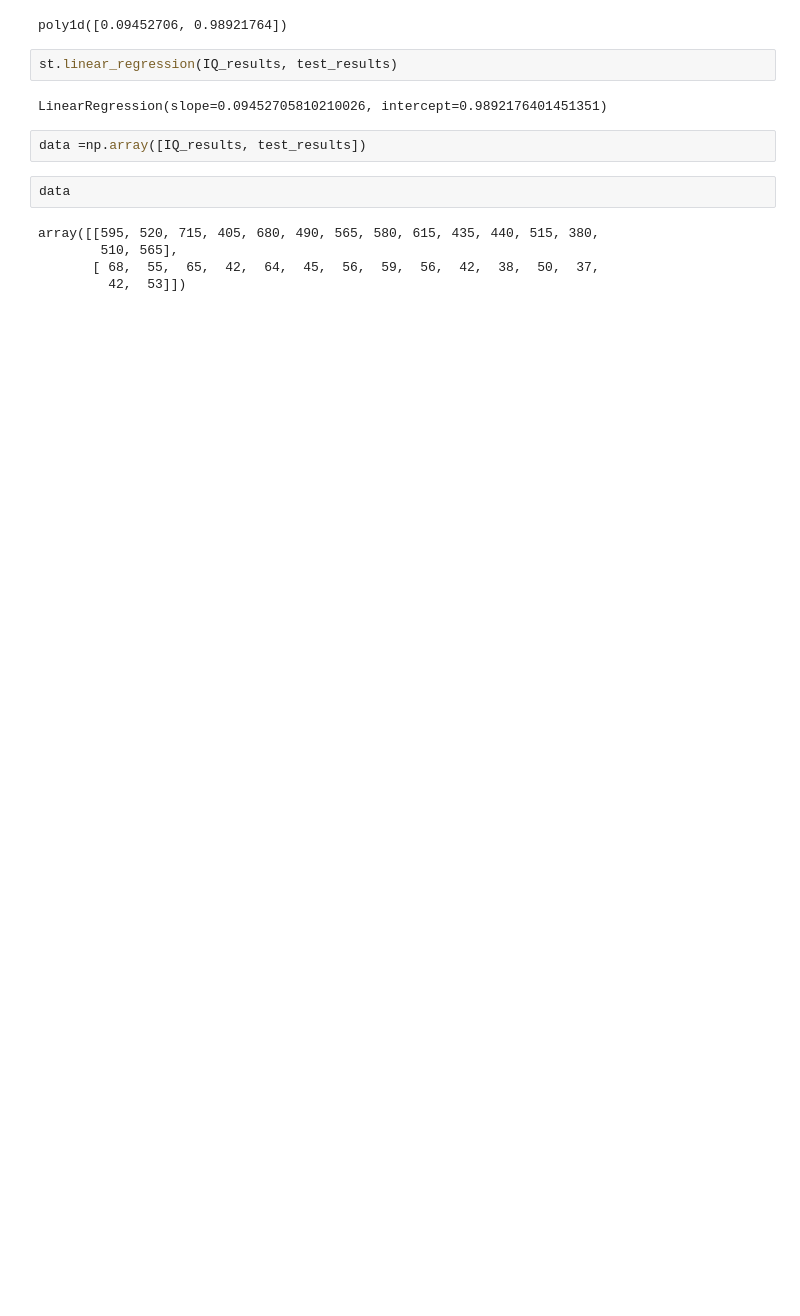
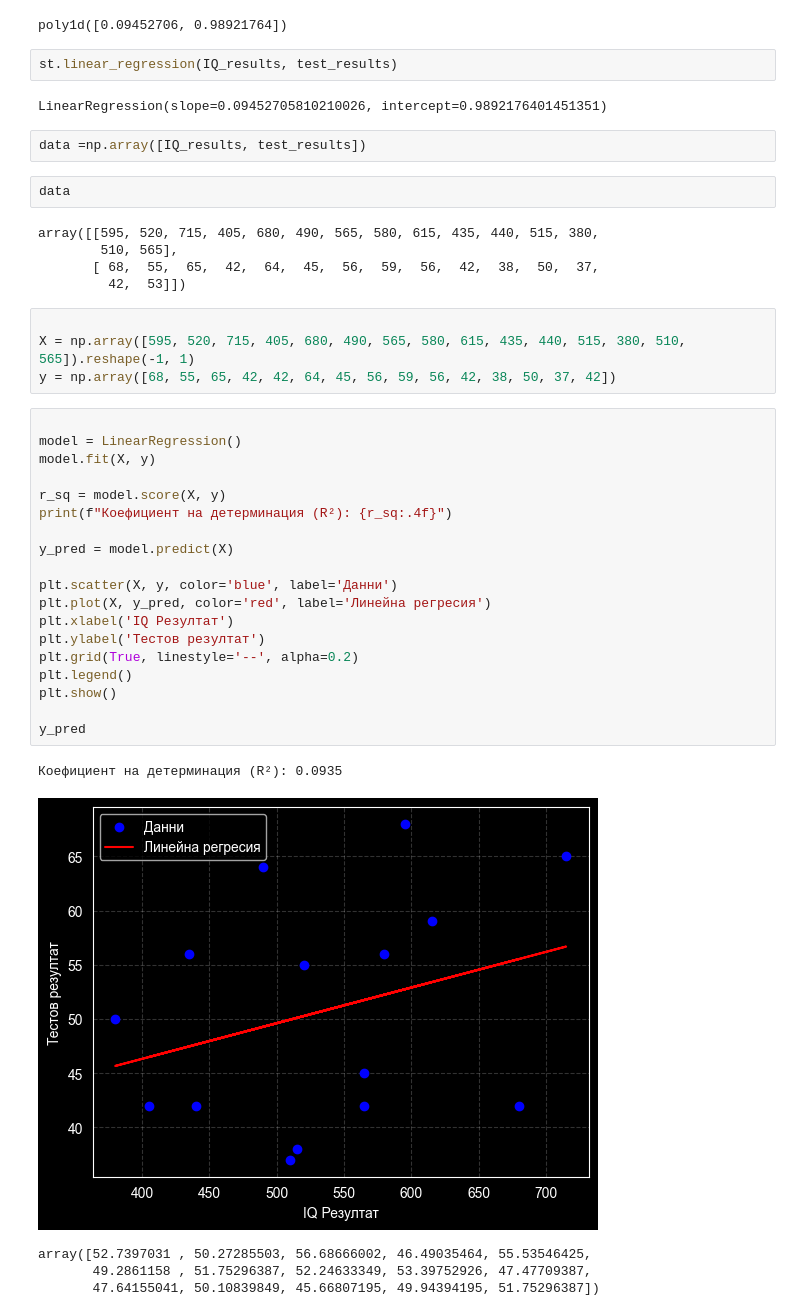
Before and after one commit to Victor-Mechkarov/V-Mechkarov, a Jupyter notebook: test_corl.ipynb, the cells around one changed output. Cells and saved outputs as stored; diff of their text form; blank space fills up the shorter version.

```diff
--- a/test_corl.ipynb
+++ b/test_corl.ipynb
@@ -120,3 +121,32 @@ array([[595, 520, 715, 405, 680, 490, 565, 580, 615, 435, 440, 515, 380,
         510, 565],
        [ 68,  55,  65,  42,  64,  45,  56,  59,  56,  42,  38,  50,  37,
          42,  53]])
+# %%
+
+X = np.array([595, 520, 715, 405, 680, 490, 565, 580, 615, 435, 440, 515, 380, 510, 565]).reshape(-1, 1)
+y = np.array([68, 55, 65, 42, 42, 64, 45, 56, 59, 56, 42, 38, 50, 37, 42])
+# %%
+
+model = LinearRegression()
+model.fit(X, y)
+
+r_sq = model.score(X, y)
+print(f"Коефициент на детерминация (R²): {r_sq:.4f}")
+
+y_pred = model.predict(X)
+
+plt.scatter(X, y, color='blue', label='Данни')
+plt.plot(X, y_pred, color='red', label='Линейна регресия')
+plt.xlabel('IQ Резултат')
+plt.ylabel('Тестов резултат')
+plt.grid(True, linestyle='--', alpha=0.2)
+plt.legend()
+plt.show()
+
+y_pred
+# %% [output]
+Коефициент на детерминация (R²): 0.0935
+[figure, added]
+array([52.7397031 , 50.27285503, 56.68666002, 46.49035464, 55.53546425,
+       49.2861158 , 51.75296387, 52.24633349, 53.39752926, 47.47709387,
+       47.64155041, 50.10839849, 45.66807195, 49.94394195, 51.75296387])
```
Also changed, not shown: parts of 2 cells of this notebook.
